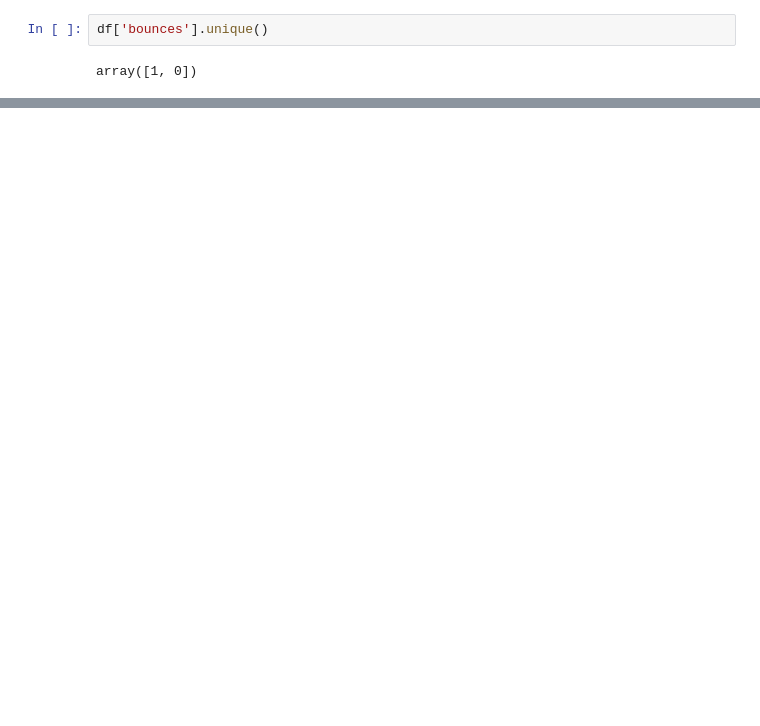
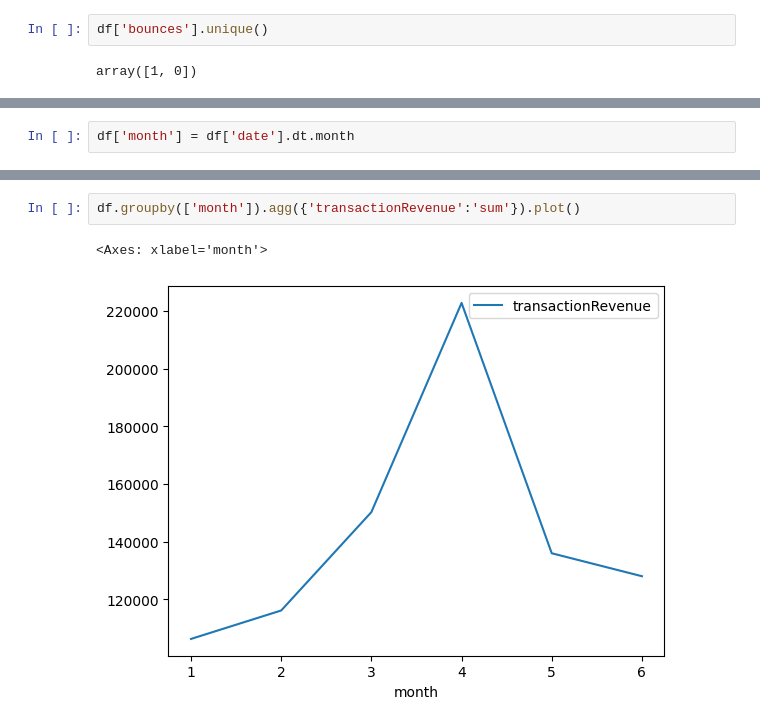
Before and after one commit to DavidGuzzi/Python-Projects, a Jupyter notebook: monks.ipynb, the cells around one changed output, grey strips where cells are left out. Saved outputs shown, nothing was run; the diff lists cells and outputs as text; blank space fills up the shorter version.

```diff
--- a/monks.ipynb
+++ b/monks.ipynb
@@ -142,0 +396,2 @@ array([1, 0])
+# %%
+df['month'] = df['date'].dt.month
@@ -142,0 +406,5 @@ array([1, 0])
+# %%
+df.groupby(['month']).agg({'transactionRevenue':'sum'}).plot()
+# %% [output]
+<Axes: xlabel='month'>
+[figure, added]
```
Also changed, not shown: parts of 37 cells of this notebook.
